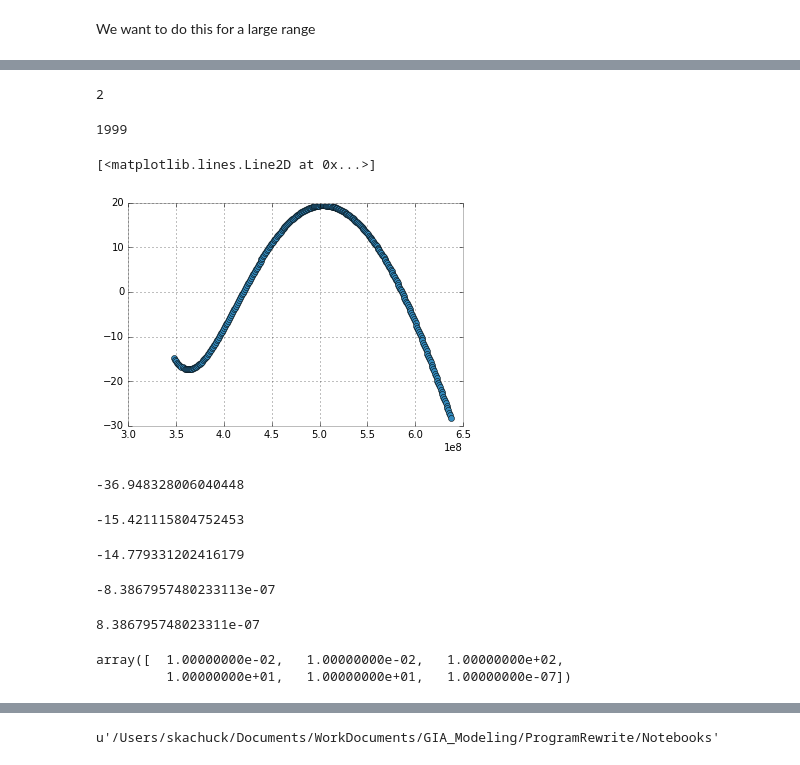
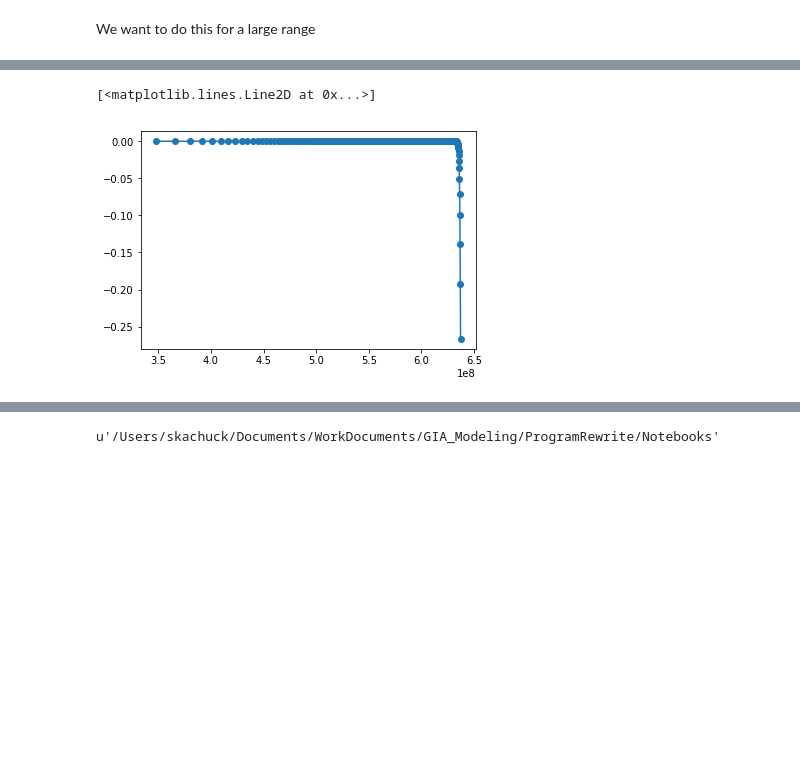
Before and after one commit to skachuck/giapy, a Jupyter notebook: nbs/Farrel1972.ipynb, the cells around one changed output, grey strips where cells are left out. Cells and saved outputs as stored; diff of their text form; code cells hidden in the pictures; blank space fills up the shorter version.

```diff
--- a/nbs/Farrel1972.ipynb
+++ b/nbs/Farrel1972.ipynb
@@ -235,3 +238,8 @@ zarray = np.linspace(prem.rCore, 1.)*prem.norms['r']
+# %%
+ns = np.arange(2, 1000)
+psi_l = prem.G * prem.norms['r'] / (2*ns + 1)
+g0 = prem.getParams(1.)['grav']
+rhobar = g0/prem.G/prem.norms['r']
 # %%
 def propMatElas(zarray, n, params, Q=1):
     """Generate the propagator matrix at all points in zarray. Should have
@@ -308,11 +316,11 @@ def propMatElas(zarray, n, params, Q=1):
             a[i,4,0] = -G*rho[i]*zarray[i]
         a[i,4,1] = 0.
         a[i,4,2] = 0.
+        a[i,4,3] = 0.
         if Q == 1:
-            a[i,4,3] = 0.
+            a[i,4,4] = 0.
         else:
-            a[i,4,3] = -(n+1)
-        a[i,4,4] = 0.
+            a[i,4,4] = -(n+1)
         a[i,4,5] = zarray[i]
 
         # r dQ/dr
@@ -349,7 +357,7 @@ class SphericalElasSMat(object):
 
     def updateProps(self, n=None, z=None):
         self.n = n or self.n
-        self.z = z or self.z
+        self.z = self.z if z is None else z
         zmids = 0.5*(self.z[1:]+self.z[:-1])
         self.A = propMatElas(zmids, self.n, self.params, self.Q)
 
@@ -544,10 +593,11 @@ Now we update the propagator matrix (recompute the matrix for each of the predet
 n=3
 N = (2 - 0.1)/(1000-2)*(n - 1) + 0.1
 zarray = (np.log10(np.linspace(1., 10**N, Nz))*(1-prem.rCore)/N + prem.rCore)*prem.norms['r']
+#zarray = np.union1d(zarray, prem.z*prem.norms['r'])
 difeqElas.updateProps(n=n, z=zarray)
-yE2 = solvde(500, 1e-14, slowc, scalvElas, indexv, 3,
+yE3 = solvde(500, 1e-14, slowc, scalvElas, indexv, 3,
                             yE2.y, difeqElas, True)
-hlk.append(yE2.y[[0,1,4], -1])
+hlk.append(yE3.y[[0,1,4], -1])
 # %% [output]
 Iter.
 Error      FAC
@@ -579,14 +648,17 @@ hlk
 We want to do this for a large range
 # %%
 %%time
-for n in range(4, 1000):
+y0 = yE2.y.copy()
+for n in ns[2:]:
     N = 2#(2 - 0.1)/(1000-2)*(n - 2) + 0.1
     zarray = (np.log10(np.linspace(1., 10**N, Nz))*(1-prem.rCore)/N + prem.rCore)*prem.norms['r']
+    #zarray = np.union1d(zarray, prem.z*prem.norms['r'])
     difeqElas.updateProps(n=n, z=zarray)
-    scalvElas = 10**np.floor(np.log10(np.max(np.abs(yE2.y), axis=1)))
+    scalvElas = 10**np.floor(np.log10(np.max(np.abs(y0), axis=1)))
     #print scalvElas
-    yE2 = solvde(500, 1e-14, slowc, scalvElas, indexv, 3,
-                            yE2.y, difeqElas, False)
-    hlk.append(yE2.y[[0,1,4], -1])
+    yE999 = solvde(500, 1e-14, slowc, scalvElas, indexv, 3,
+                            y0, difeqElas, False)
+    y0 = yE999.y.copy()
+    hlk.append(yE999.y[[0,1,4], -1])
 hlk=np.array(hlk)
 # %% [output]
@@ -595,39 +667,6 @@ Wall time: 8min 50s
-# %%
-difeqElas.n
-# %% [output]
-2
-# %%
-n
-# %% [output]
-1999
 # %%
-plt.plot(zarray[:], yE2.y[4,:], marker='o')
+plt.plot(zarray[:], yE999.y[4,:], marker='o')
 # %% [output]
 [<matplotlib.lines.Line2D at 0x...>]
-[figure, old version]
+[figure, new version]
-# %%
-(yE2.y[5,0] - prem.G*prem.denCore*yE2.y[0,0])*prem.rCore*prem.norms['r']/(2*(difeqElas.n-1))
-# %% [output]
--36.948328006040448
-# %%
-(yE2.y[5,0] - 3/prem.rCore/prem.norms['r']/prem.denCore*yE2.y[2,0])*prem.rCore*prem.norms['r']/(2*(difeqElas.n-1))
-# %% [output]
--15.421115804752453
-# %%
-yE2.y[4,0]
-# %% [output]
--14.779331202416179
-# %%
-yE2.y[5,-1]
-# %% [output]
--8.3867957480233113e-07
-# %%
-prem.G
-# %% [output]
-8.386795748023311e-07
-# %%
-scalvElas
-# %% [output]
-array([  1.00000000e-02,   1.00000000e-02,   1.00000000e+02,
-         1.00000000e+01,   1.00000000e+01,   1.00000000e-07])
 # %%
```
Also changed, not shown: parts of 88 cells of this notebook.
